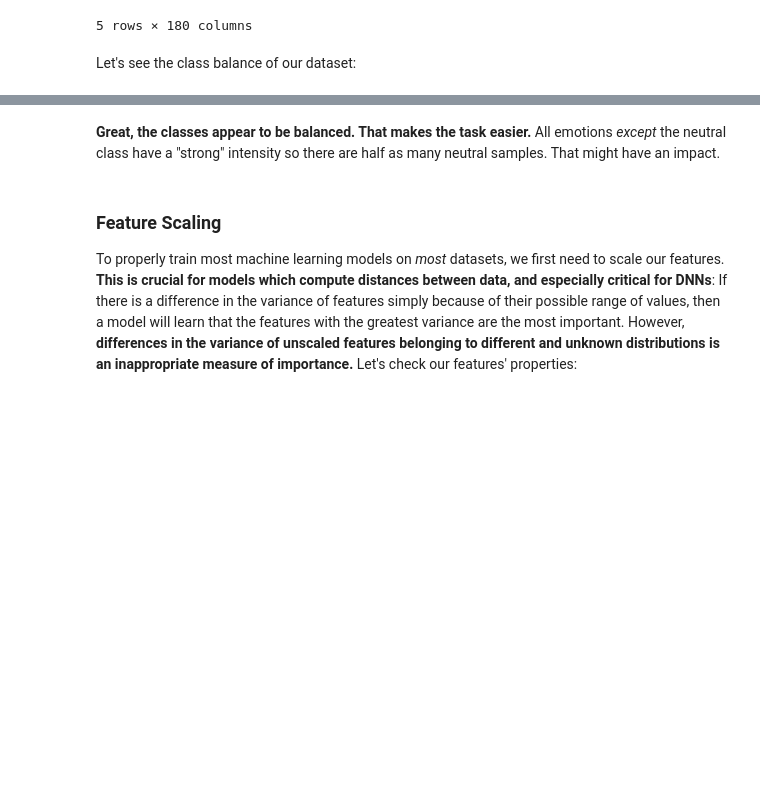
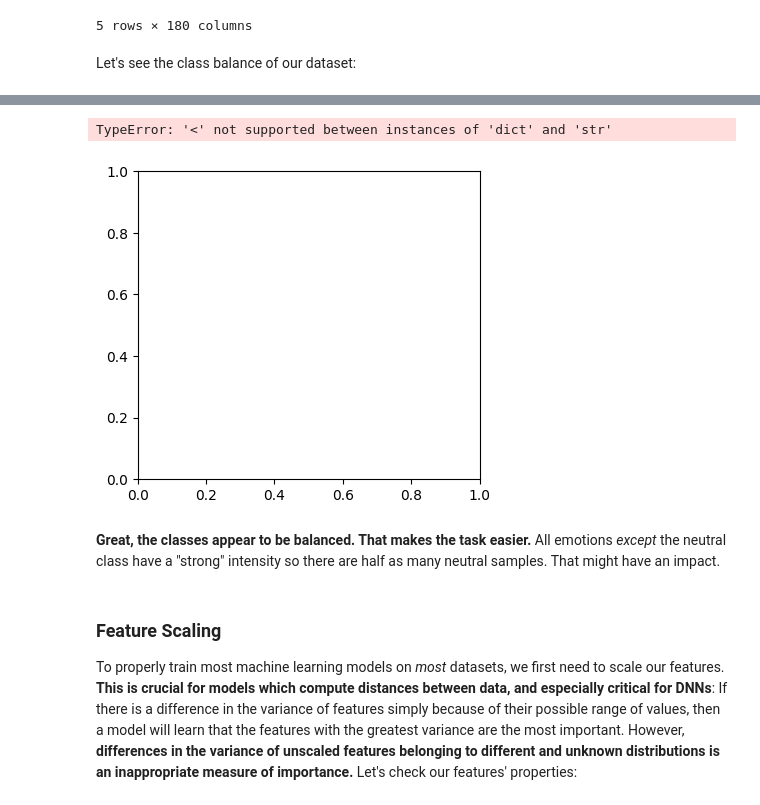
Before and after one commit to IAT-ExploringAI-2024/Week3-Machine_Learning, a Jupyter notebook: Week_3_MachineLearning.ipynb, the cells around one changed output, grey strips where cells are left out. Cells and saved outputs as stored; diff of their text form; code cells hidden in the pictures; blank space fills up the shorter version.

```diff
--- a/Week_3_MachineLearning.ipynb
+++ b/Week_3_MachineLearning.ipynb
@@ -288,6 +289,11 @@ Numerical features extracted per sample: 180
 | 533 | 0.477399 | 0.481700 | 0.469323 | 0.447335 | 0.468794 | 0.591852 | 0.729825 | 0.818915 | 0.744749 | 0.601236 | ... | ... |
 | 534 | 0.548394 | 0.616139 | 0.657003 | 0.569550 | 0.448954 | 0.491863 | 0.597981 | 0.627743 | 0.600697 | 0.532020 | ... | ... |
 535 rows × 180 columns
+# %%
+#merge emodb with ravdess
+
+bothEmotions = np.append(emotionsEmo, emotions)
+bothFeatures = np.append(featuresEmo,features)
 # %% [markdown]
 We have a matrix of dim 1435 x 180. Looks good - 1435 audio samples, one per row, with a series of
 180 numerical features for each sample.
@@ -334,3 +338,21 @@ plt.show()
+# %%
+
+
+
+plt.figure(figsize=(35, 4))
+plt.subplot(1, 3, 1)
+
+# Assuming bothEmotions is now a list of strings representing emotions
+emotion_list, count = np.unique(bothEmotions, return_counts=True)
+plt.bar(x=range(len(emotion_list)), height=count)
+plt.xticks(ticks=range(len(emotion_list)), labels=emotion_list, fontsize=10)
+plt.xlabel('Emotion')
+plt.tick_params(labelsize=16)
+plt.ylabel('Number of Samples')
+plt.show()
+# %% [output]
+TypeError: '<' not supported between instances of 'dict' and 'str'
+[figure, added]
 # %% [markdown]
 **Great, the classes appear to be balanced. That makes the task easier.** All emotions _except_ the neutral class have a "strong" intensity so there are half as many neutral samples. That might have an impact.
 # %% [markdown]
```
Also changed, not shown: parts of 5 cells of this notebook.
